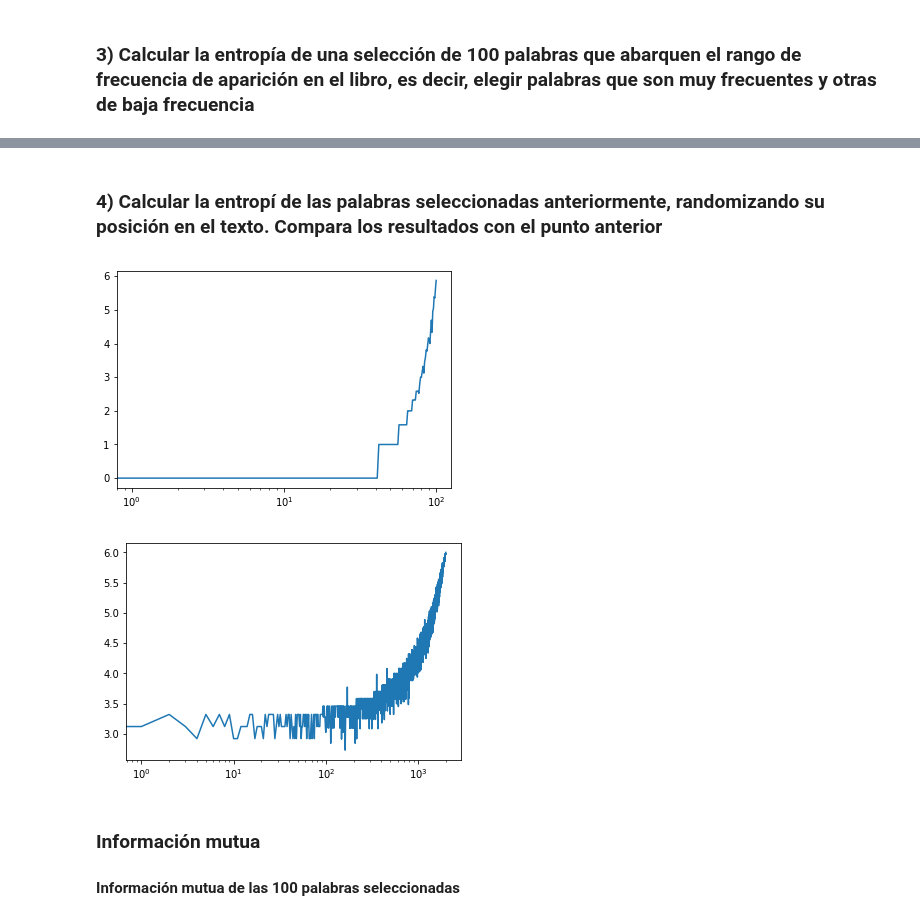
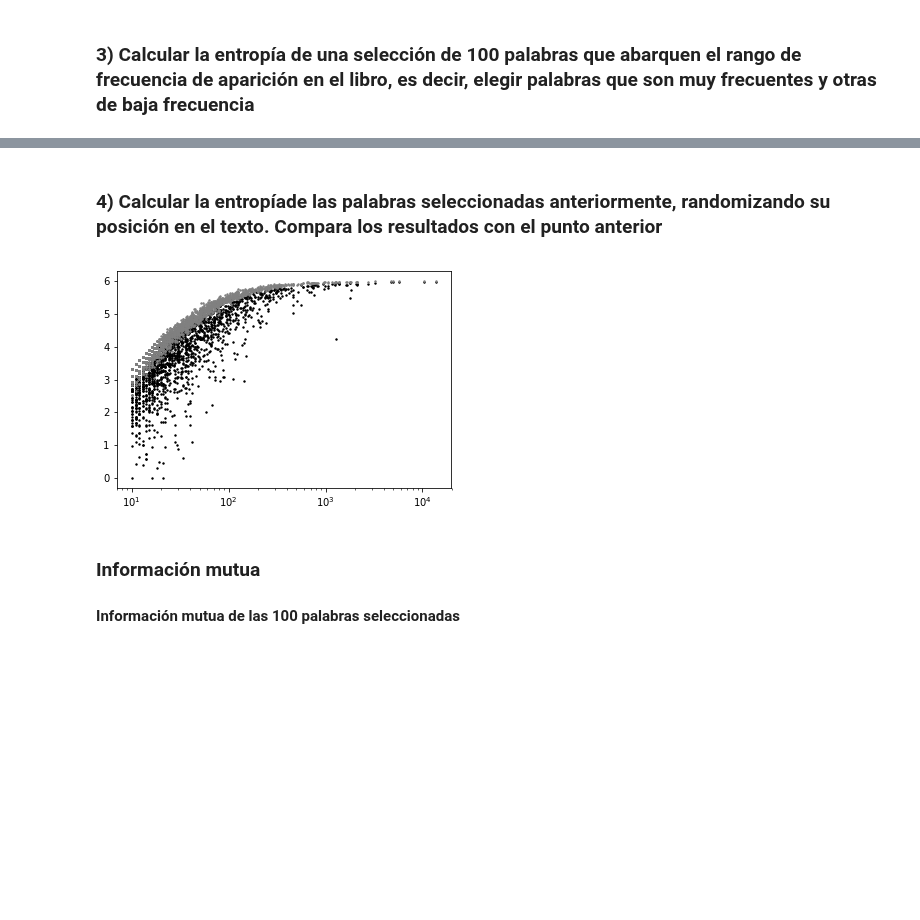
Before and after one commit to MascittiJA/CienciaDatos, a Jupyter notebook: tp6/tp6.ipynb, the cells around one changed output, grey strips where cells are left out. Saved outputs shown, nothing was run; the diff lists cells and outputs as text; code cells hidden in the pictures; blank space fills up the shorter version.

```diff
--- a/tp6/tp6.ipynb
+++ b/tp6/tp6.ipynb
@@ -238,7 +246,7 @@ graficos(words,tokens)
 ### 3) Calcular la entropía de una selección de 100 palabras que abarquen el rango de frecuencia de aparición en el libro, es decir, elegir palabras que son muy frecuentes y otras de baja frecuencia
 # %%
 def calcular_particiones(apparitions,i,cota):
-    return len(list(filter(lambda x: i*cota <= x <= (i+1)*cota, apparitions)))
+    return len(list(filter(lambda x: i*cota <= x < (i+1)*cota, apparitions)))
 
 def H(apparitions, P, longitud_P, n):
     ocurrencias = [calcular_particiones(apparitions, i, longitud_P) for i in range(P)]
@@ -246,7 +254,7 @@ def H(apparitions, P, longitud_P, n):
     for i in range(P):
         calculo = ocurrencias[i] / n
         if calculo != 0:
-            acum += calculo * np.log2(calculo)
+            acum += calculo * math.log2(calculo)
 
     return - acum
 
@@ -256,13 +264,14 @@ def entropy(word,tokens):
     N = text_size
     P = 64
     longitud_P = N // P
+
     n = len(apparitions)
 
-    return H(apparitions, P, longitud_P, n)
+    return n, H(apparitions, P, longitud_P, n)
 
 def entropy_plot(palabras, tokens):
     a = [entropy(w, tokens) for w in palabras]
-    plt.plot(a)
+    plt.scatter([x[0] for x in a], [x[1] for x in a], s=3)
     plt.xscale("log", nonposx='clip')
     plt.show()
 # %%
@@ -287,7 +295,7 @@ entropy_plot(palabras2,tokens)
 # %% [markdown]
-### 4) Calcular la entropí de las palabras seleccionadas anteriormente, randomizando su posición en el texto. Compara los resultados con el punto anterior
+### 4) Calcular la entropíade las palabras seleccionadas anteriormente, randomizando su posición en el texto. Compara los resultados con el punto anterior
 # %%
-random_tokens = tokens
+random_tokens = list(tokens)
 random.shuffle(random_tokens)
 random.shuffle(random_tokens)
 random.shuffle(random_tokens)
@@ -296,9 +304,18 @@ random.shuffle(random_tokens)
 
 entropy_plot(palabras,random_tokens)
 entropy_plot(palabras2,random_tokens)
-# %% [output]
-[figure, removed]
-[figure, removed]
+# %%
+a = [entropy(w, tokens) for w in palabras2]
+b = [entropy(w, random_tokens) for w in palabras2]
+# %%
+fig = plt.figure()
+ax = fig.add_subplot(111)
+ax.scatter([x[0] for x in a], [x[1] for x in a], s=2, color='black')
+ax.scatter([x[0] for x in b], [x[1] for x in b], s=2, color='grey')
+ax.set_xscale("log", nonposx='clip')
+plt.show()
+# %% [output]
+[figure, added]
 # %% [markdown]
 ### Información mutua
 
```
Also changed, not shown: parts of 19 cells of this notebook.
